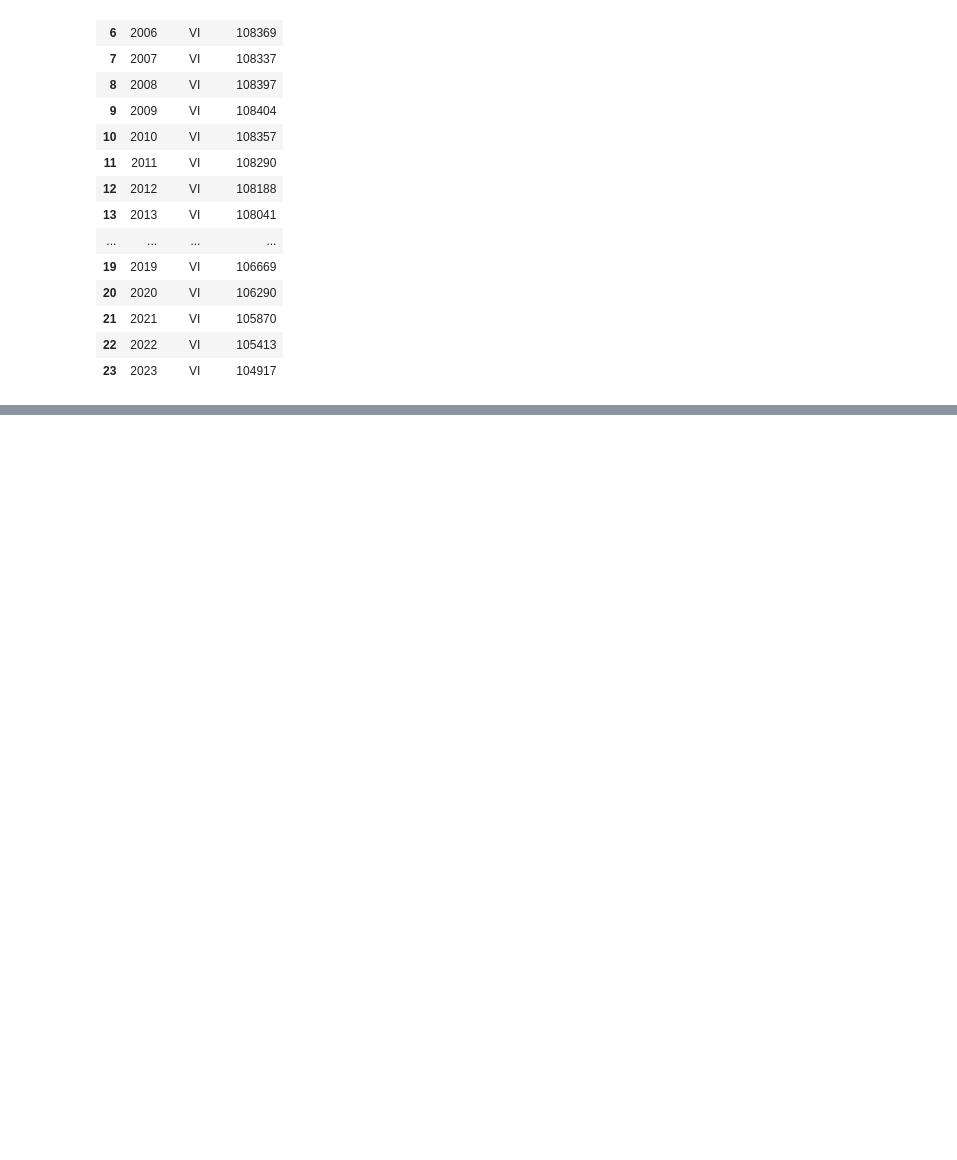
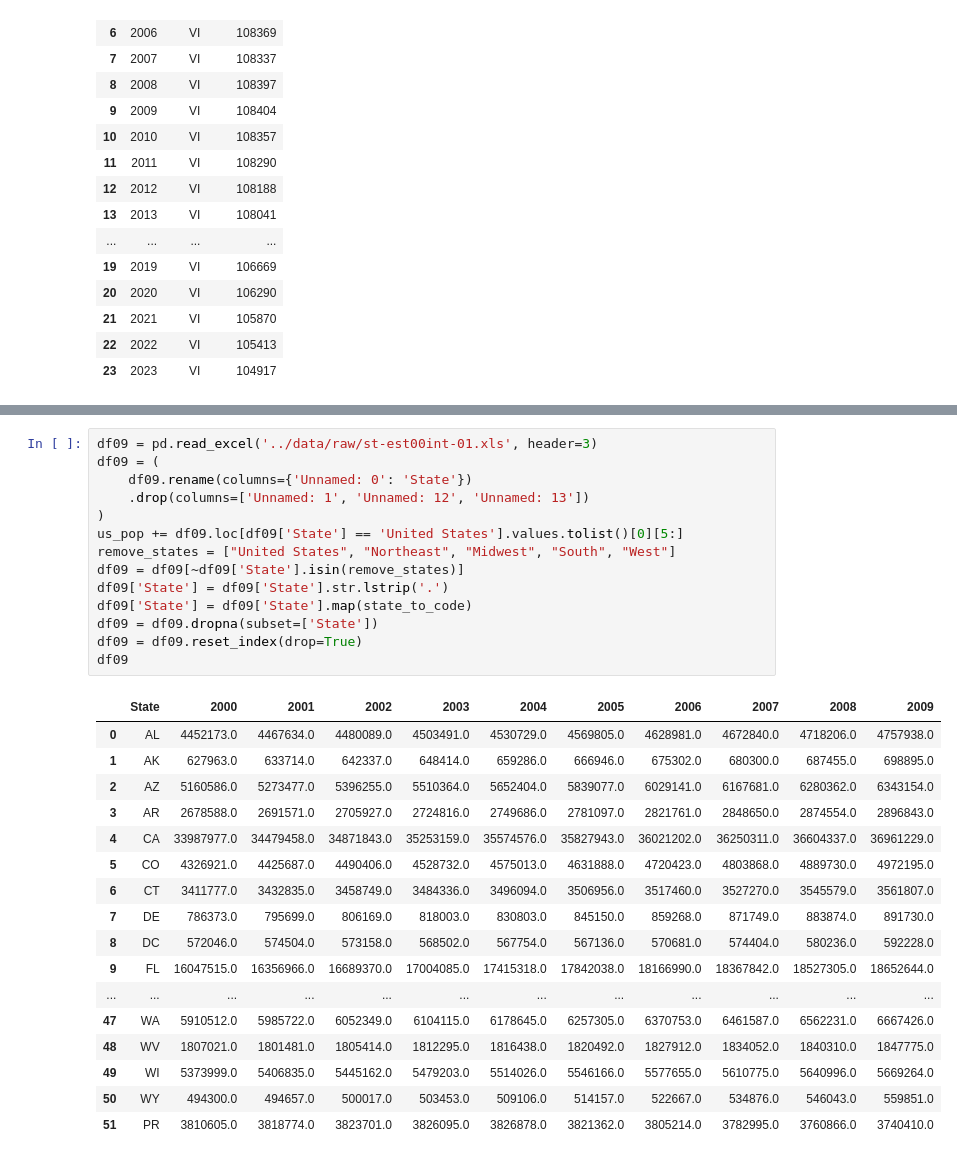
Before and after one commit to jmartinez99-gt/CSE6242-Fall2025-Team42, a Jupyter notebook: preprocessing/state_populations.ipynb, the cells around one changed output, grey strips where cells are left out. Drawn from its saved outputs; the diff is of its cells as text; blank space fills up the shorter version.

```diff
--- a/preprocessing/state_populations.ipynb
+++ b/preprocessing/state_populations.ipynb
@@ -34,0 +89,32 @@ ImportError: Missing optional dependency 'xlrd'. Install xlrd >= 2.0.1 for xls E
+# %%
+df09 = pd.read_excel('../data/raw/st-est00int-01.xls', header=3)
+df09 = (
+    df09.rename(columns={'Unnamed: 0': 'State'})
+    .drop(columns=['Unnamed: 1', 'Unnamed: 12', 'Unnamed: 13'])
+)
+us_pop += df09.loc[df09['State'] == 'United States'].values.tolist()[0][5:]
+remove_states = ["United States", "Northeast", "Midwest", "South", "West"]
+df09 = df09[~df09['State'].isin(remove_states)]
+df09['State'] = df09['State'].str.lstrip('.')
+df09['State'] = df09['State'].map(state_to_code)
+df09 = df09.dropna(subset=['State'])
+df09 = df09.reset_index(drop=True)
+df09
+# %% [output]
+|  | State | 2000 | 2001 | 2002 | 2003 | 2004 | 2005 | 2006 | 2007 | 2008 | 2009 |
+| 0 | AL | 4452173.0 | 4467634.0 | 4480089.0 | 4503491.0 | 4530729.0 | 4569805.0 | 4628981.0 | 4672840.0 | 4718206.0 | 4757938.0 |
+| 1 | AK | 627963.0 | 633714.0 | 642337.0 | 648414.0 | 659286.0 | 666946.0 | 675302.0 | 680300.0 | 687455.0 | 698895.0 |
+| 2 | AZ | 5160586.0 | 5273477.0 | 5396255.0 | 5510364.0 | 5652404.0 | 5839077.0 | 6029141.0 | 6167681.0 | 6280362.0 | 6343154.0 |
+| 3 | AR | 2678588.0 | 2691571.0 | 2705927.0 | 2724816.0 | 2749686.0 | 2781097.0 | 2821761.0 | 2848650.0 | 2874554.0 | 2896843.0 |
+| 4 | CA | 33987977.0 | 34479458.0 | 34871843.0 | 35253159.0 | 35574576.0 | 35827943.0 | 36021202.0 | 36250311.0 | 36604337.0 | 36961229.0 |
+| 5 | CO | 4326921.0 | 4425687.0 | 4490406.0 | 4528732.0 | 4575013.0 | 4631888.0 | 4720423.0 | 4803868.0 | 4889730.0 | 4972195.0 |
+| 6 | CT | 3411777.0 | 3432835.0 | 3458749.0 | 3484336.0 | 3496094.0 | 3506956.0 | 3517460.0 | 3527270.0 | 3545579.0 | 3561807.0 |
+| 7 | DE | 786373.0 | 795699.0 | 806169.0 | 818003.0 | 830803.0 | 845150.0 | 859268.0 | 871749.0 | 883874.0 | 891730.0 |
+| 8 | DC | 572046.0 | 574504.0 | 573158.0 | 568502.0 | 567754.0 | 567136.0 | 570681.0 | 574404.0 | 580236.0 | 592228.0 |
+| 9 | FL | 16047515.0 | 16356966.0 | 16689370.0 | 17004085.0 | 17415318.0 | 17842038.0 | 18166990.0 | 18367842.0 | 18527305.0 | 18652644.0 |
+| ... | ... | ... | ... | ... | ... | ... | ... | ... | ... | ... | ... |
+| 47 | WA | 5910512.0 | 5985722.0 | 6052349.0 | 6104115.0 | 6178645.0 | 6257305.0 | 6370753.0 | 6461587.0 | 6562231.0 | 6667426.0 |
+| 48 | WV | 1807021.0 | 1801481.0 | 1805414.0 | 1812295.0 | 1816438.0 | 1820492.0 | 1827912.0 | 1834052.0 | 1840310.0 | 1847775.0 |
+| 49 | WI | 5373999.0 | 5406835.0 | 5445162.0 | 5479203.0 | 5514026.0 | 5546166.0 | 5577655.0 | 5610775.0 | 5640996.0 | 5669264.0 |
+| 50 | WY | 494300.0 | 494657.0 | 500017.0 | 503453.0 | 509106.0 | 514157.0 | 522667.0 | 534876.0 | 546043.0 | 559851.0 |
+| 51 | PR | 3810605.0 | 3818774.0 | 3823701.0 | 3826095.0 | 3826878.0 | 3821362.0 | 3805214.0 | 3782995.0 | 3760866.0 | 3740410.0 |
```
Also changed, not shown: parts of 11 cells of this notebook, 1 other file.
